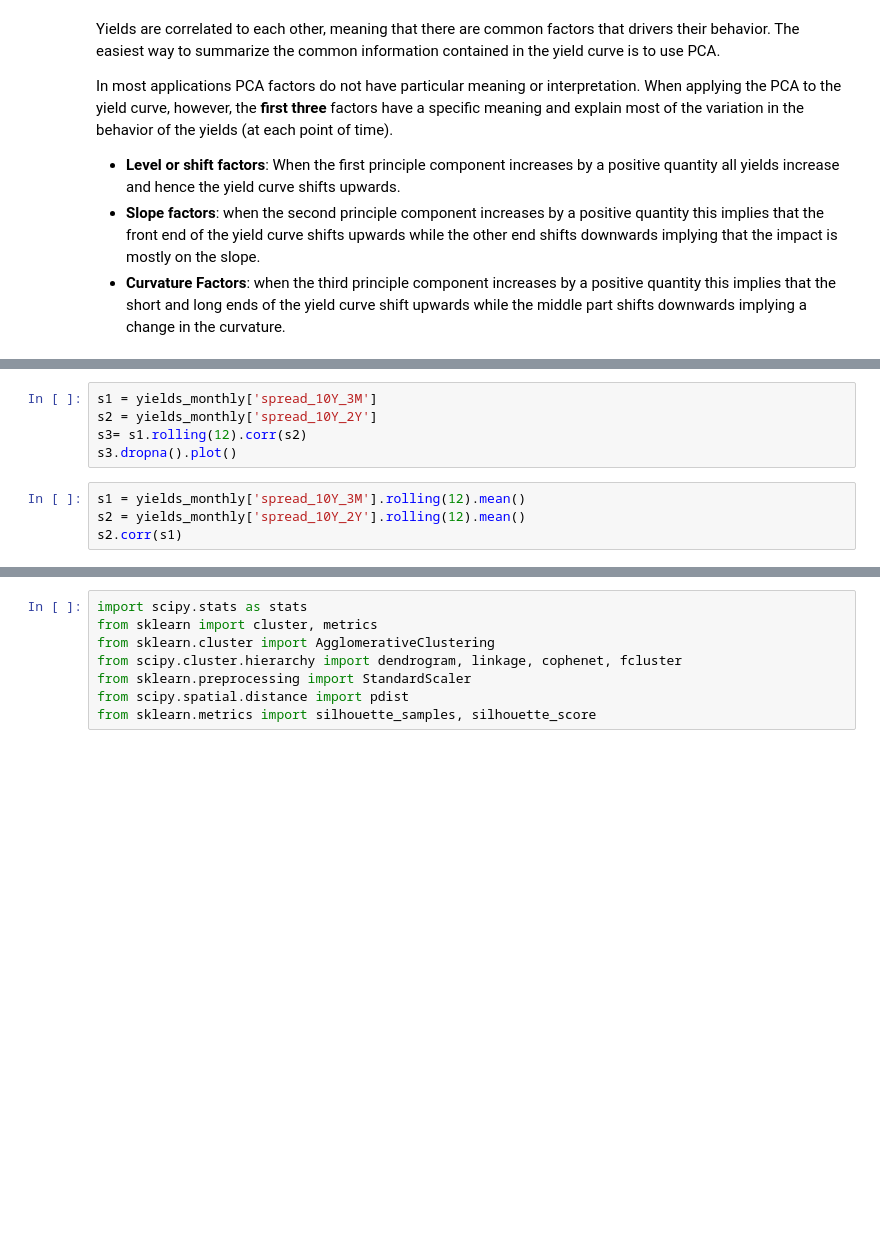
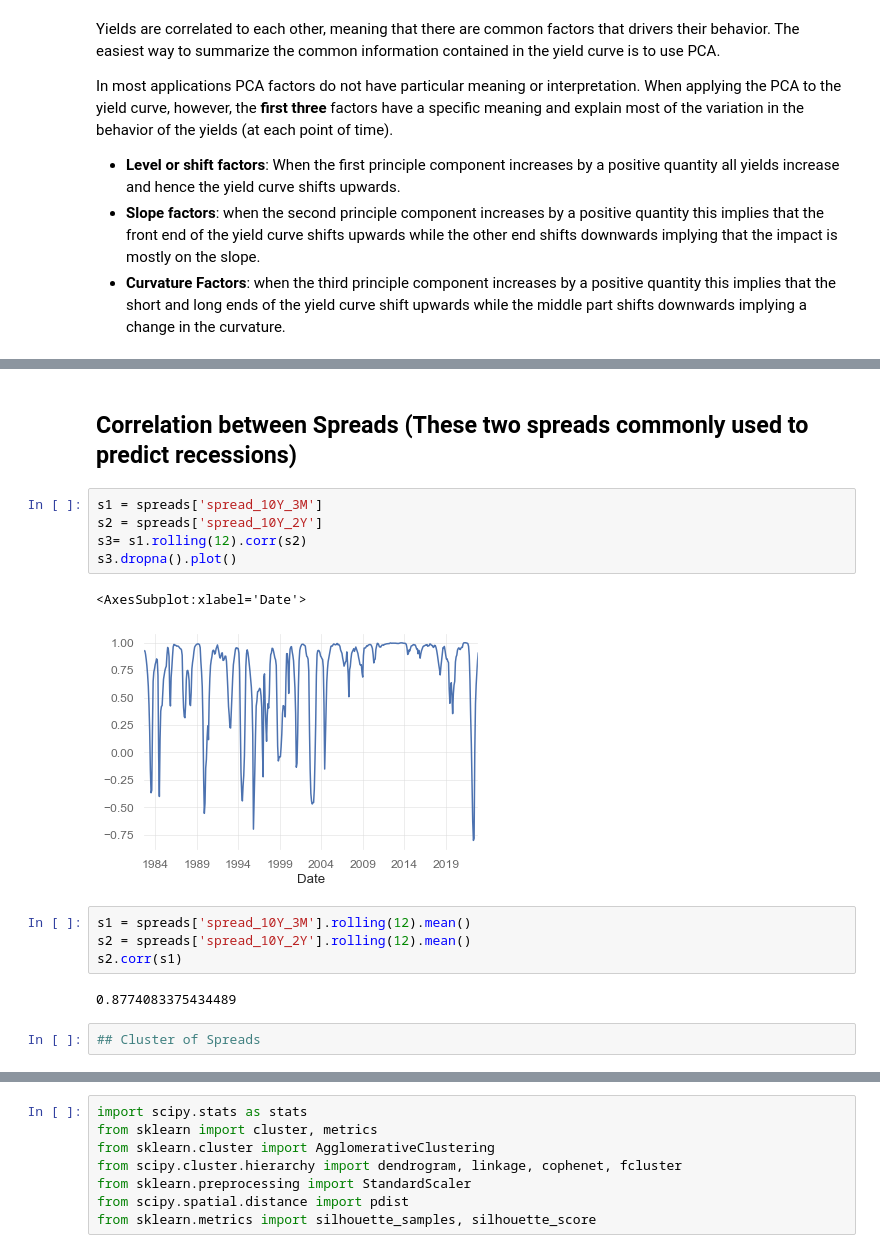
Before and after one commit to msh855/QuantitativePortfolioManagement, a Jupyter notebook: myPortfolioManagement/Examples/yield_curve.ipynb, the cells around one changed output, grey strips where cells are left out. Drawn from its saved outputs; the diff is of its cells as text; blank space fills up the shorter version.

Commit message:
updated clustering module

```diff
--- a/myPortfolioManagement/Examples/yield_curve.ipynb
+++ b/myPortfolioManagement/Examples/yield_curve.ipynb
@@ -67,10 +125,19 @@ correlation_matrix(df.dropna(), square = False)
+# %% [markdown]
+## Correlation between Spreads (These two spreads commonly used to predict recessions)
 # %%
-s1 = yields_monthly['spread_10Y_3M']
-s2 = yields_monthly['spread_10Y_2Y']
+s1 = spreads['spread_10Y_3M']
+s2 = spreads['spread_10Y_2Y']
 s3= s1.rolling(12).corr(s2)
 s3.dropna().plot()
+# %% [output]
+<AxesSubplot:xlabel='Date'>
+[figure, added]
 # %%
-s1 = yields_monthly['spread_10Y_3M'].rolling(12).mean()
-s2 = yields_monthly['spread_10Y_2Y'].rolling(12).mean()
+s1 = spreads['spread_10Y_3M'].rolling(12).mean()
+s2 = spreads['spread_10Y_2Y'].rolling(12).mean()
 s2.corr(s1)
+# %% [output]
+0.8774083375434489
+# %%
+## Cluster of Spreads
 # %%
```
Also changed, not shown: parts of 20 cells of this notebook, 2 other files.
